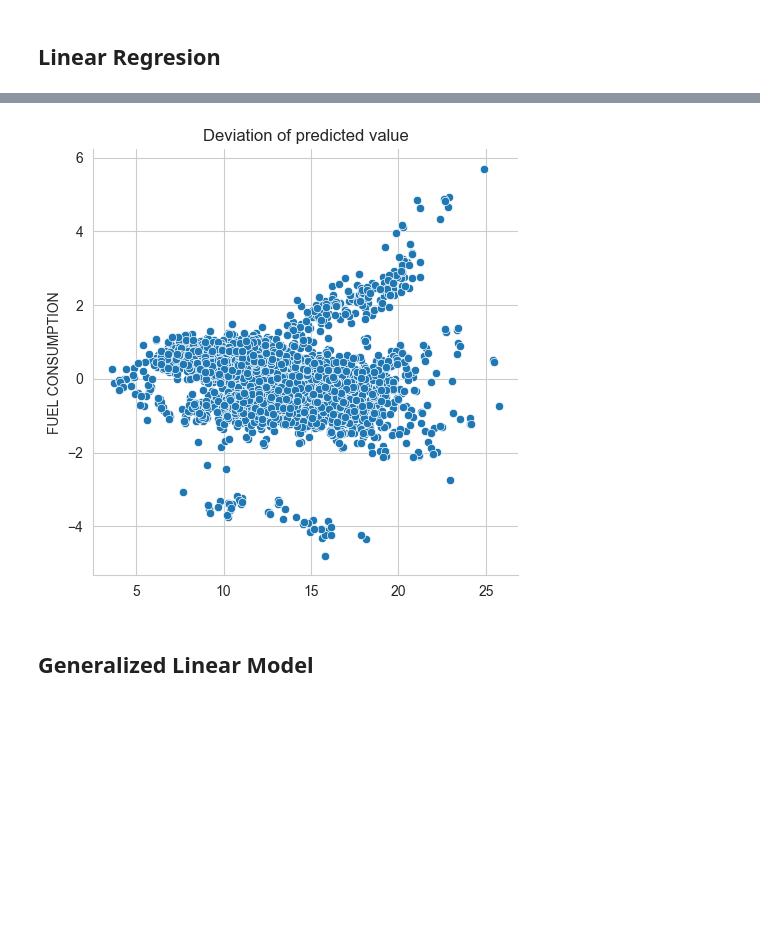
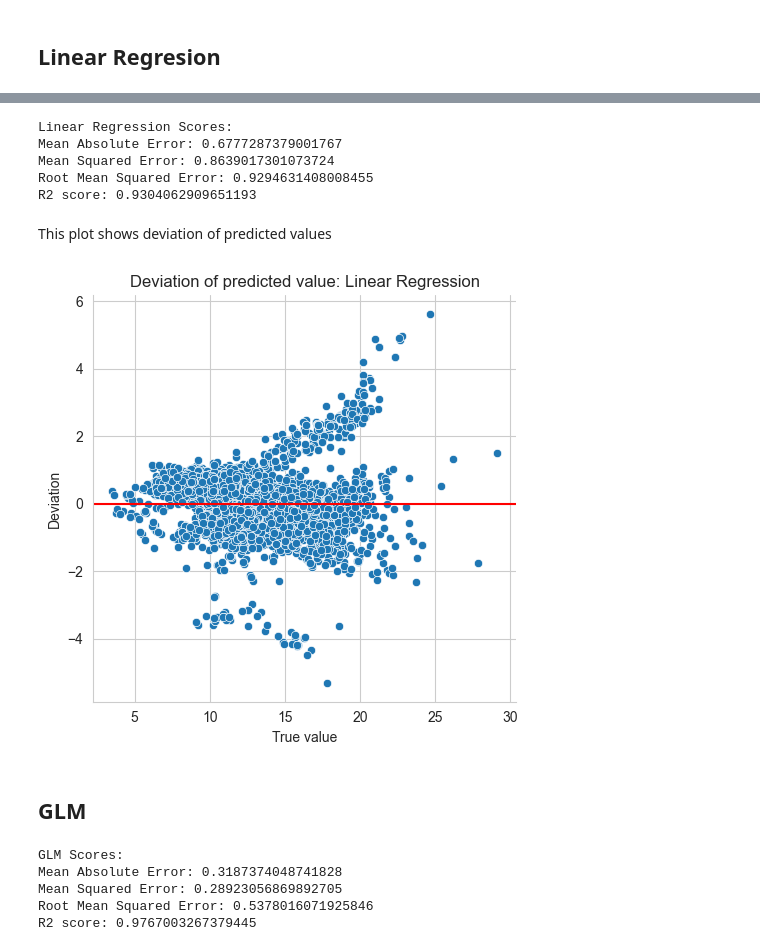
Before and after one commit to hardwak/Fuel-Usage-Predictor, a Jupyter notebook: project-notebook.ipynb, the cells around one changed output, grey strips where cells are left out. Cells and saved outputs as stored; diff of their text form; code cells hidden in the pictures; blank space fills up the shorter version.

Commit message:
Finished models and created comparison plots

```diff
--- a/project-notebook.ipynb
+++ b/project-notebook.ipynb
@@ -20,13 +24,16 @@ from sklearn.metrics import mean_squared_error, mean_absolute_error, root_mean_s
 # %% [markdown]
 # Aditional plot and dataset methods
 # %%
-def show_relplot(X, Y, title, xlabel=None, ylabel=None, set_ticks=False, line_kind=False, aspect=1.0):
+def show_relplot(X, Y, title, xlabel=None, ylabel=None, hue=None, set_ticks=False, line_kind=False, aspect=1.0, draw_axhline=False, axhline_point=0, palette=None):
     sns.set_style(style='whitegrid')
 
     if line_kind:
-        sns.relplot(x=X, y=Y, kind='line', aspect=aspect)
+        sns.relplot(x=X, y=Y, hue=hue, kind='line', aspect=aspect, palette=palette)
     else:
-        sns.relplot(x=X, y=Y, aspect=aspect)
+        sns.relplot(x=X, y=Y, hue=hue, aspect=aspect, palette=palette)
+
+    if draw_axhline:
+        plt.axhline(axhline_point, color='red', linestyle='-')
 
 
     plt.title(title)
@@ -43,8 +50,8 @@ def show_relplot(X, Y, title, xlabel=None, ylabel=None, set_ticks=False, line_ki
     plt.savefig(f'plots/{title}.png')
     plt.show()
 
-def show_scatterplot(X, Y, title, xlabel, ylabel, hue=None):
-    sns.scatterplot(x=X, y=Y, hue=hue)
+def show_scatterplot(X, Y, title, xlabel, ylabel, hue=None, palette=None):
+    sns.scatterplot(x=X, y=Y, hue=hue, palette=palette)
 
     plt.title(title)
     plt.xlabel(xlabel)
@@ -190,18 +197,6 @@ def get_fuel_consumption():
     return data
 
 cars_and_fuel_con = get_fuel_consumption()
-""" cars_and_fuel_con.rename(columns={'YEAR':'Year',
-                                  'MAKE':'Make',
-                                  'MODEL':'Model',
-                                  'VEHICLE CLASS':'Vehicle Class',
-                                  'ENGINE SIZE':'Engine size',
-                                  'CYLINDERS':'Cylinders',
-                                  'TRANSMISSION':'Transmission',
-                                  'FUEL':'Fuel',
-                                  'FUEL CONSUMPTION':'Fuel Consumption',
-                                  'EMISSIONS ': 'Emissions'
-                                  }, inplace=True)
-"""
 # %% [output]
 Raw data:
 <class 'pandas.core.frame.DataFrame'>
@@ -700,6 +599,22 @@ memory usage: 197.6 KB
-# %%
-show_relplot(predicted, deviation, "Deviation of predicted value")
-# %% [output]
-[figure, removed]
-# %% [markdown]
-## Generalized Linear Model
+# %%
+model_lin = LinearRegression()
+model_lin.fit(X_train, Y_train)
+
+lin_predicted = model_lin.predict(X_test)
+# %%
+print_model_scores(Y_test, lin_predicted, 'Linear Regression')
+# %% [output]
+Linear Regression Scores:
+Mean Absolute Error: 0.6777287379001767
+Mean Squared Error: 0.8639017301073724
+Root Mean Squared Error: 0.9294631408008455
+R2 score: 0.9304062909651193
+# %% [markdown]
+This plot shows deviation of predicted values
+# %%
+deviation = Y_test - lin_predicted
+show_relplot(lin_predicted, deviation, "Deviation of predicted value: Linear Regression", xlabel='True value', ylabel='Deviation', draw_axhline=True)
+# %% [output]
+[figure, added]
+# %% [markdown]
+## GLM
@@ -705,0 +627,8 @@ show_relplot(predicted, deviation, "Deviation of predicted value")
+# %%
+print_model_scores(Y_test, glm_predicted, 'GLM')
+# %% [output]
+GLM Scores:
+Mean Absolute Error: 0.3187374048741828
+Mean Squared Error: 0.28923056869892705
+Root Mean Squared Error: 0.5378016071925846
+R2 score: 0.9767003267379445
```
Also changed, not shown: parts of 42 cells of this notebook.
